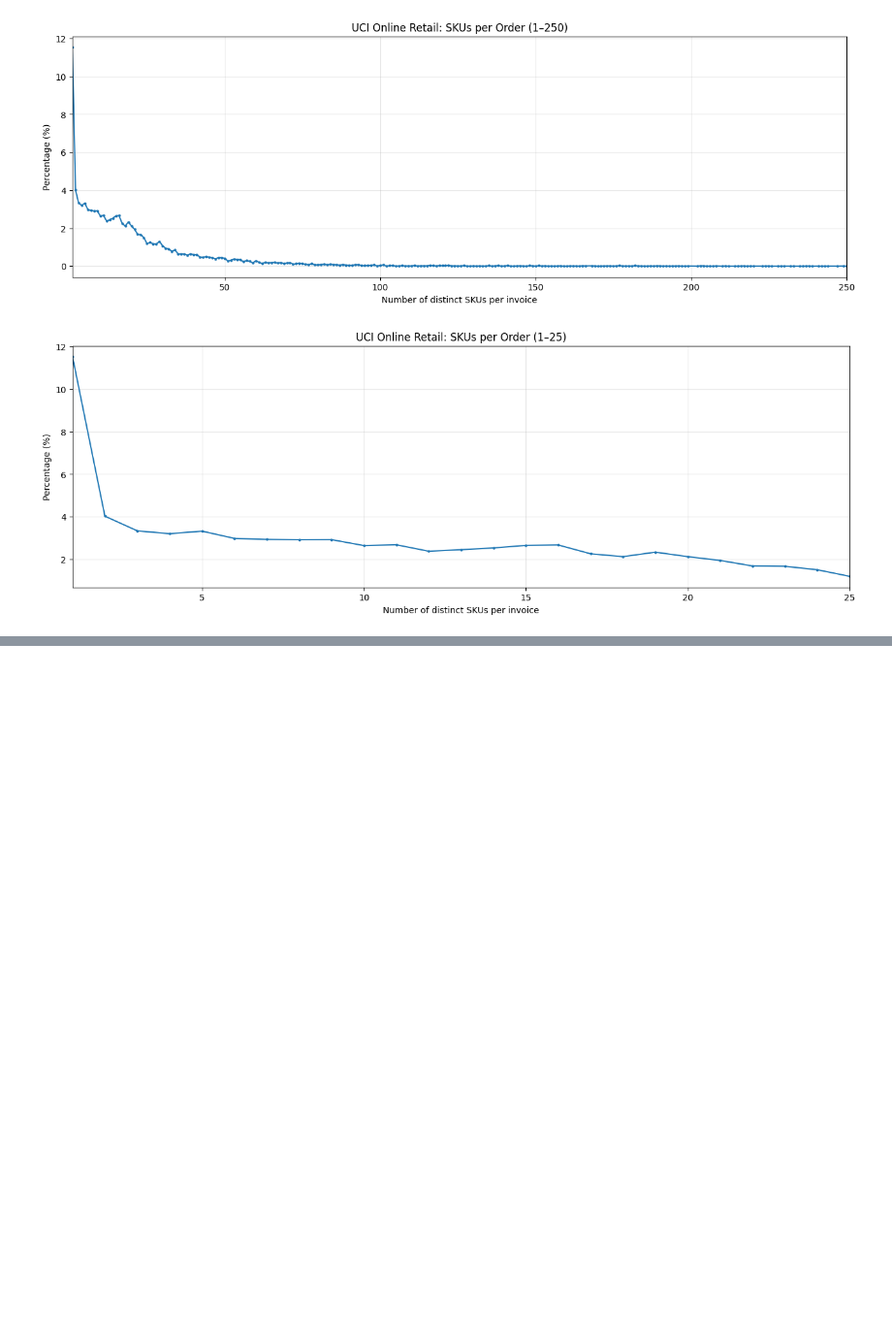
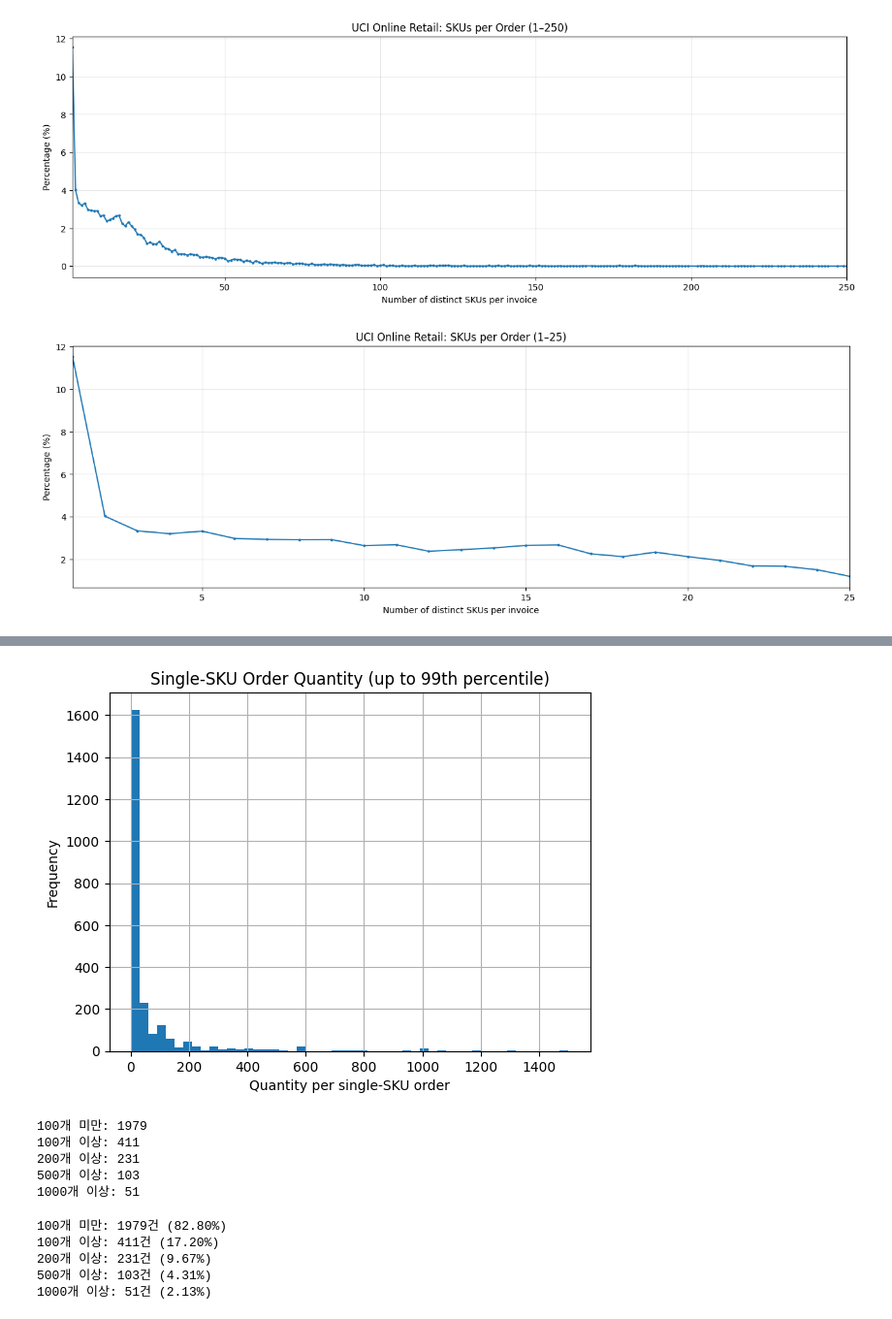
Before and after one commit to ALICEjyKIM/5PL, a Jupyter notebook: notebooks/01_distribution_design_uci.ipynb, the cells around one changed output, grey strips where cells are left out. Shown at 97% size. Saved outputs shown, nothing was run; the diff lists cells and outputs as text; code cells hidden in the pictures; blank space fills up the shorter version.

```diff
--- a/notebooks/01_distribution_design_uci.ipynb
+++ b/notebooks/01_distribution_design_uci.ipynb
@@ -195,0 +261,46 @@ plt.show()
+# %%
+q99 = single_order_summary["total_quantity"].quantile(0.99)
+
+single_order_summary[
+    single_order_summary["total_quantity"] <= q99
+]["total_quantity"].hist(bins=50)
+
+plt.xlabel("Quantity per single-SKU order")
+plt.ylabel("Frequency")
+plt.title("Single-SKU Order Quantity (up to 99th percentile)")
+plt.show()
+# %% [output]
+[figure, added]
+# %%
+qty = single_order_summary["total_quantity"]
+
+print("100개 미만:", (qty < 100).sum())
+print("100개 이상:", (qty >= 100).sum())
+print("200개 이상:", (qty >= 200).sum())
+print("500개 이상:", (qty >= 500).sum())
+print("1000개 이상:", (qty >= 1000).sum())
+# %% [output]
+100개 미만: 1979
+100개 이상: 411
+200개 이상: 231
+500개 이상: 103
+1000개 이상: 51
+# %%
+thresholds = [
+    ("100개 미만", qty < 100),
+    ("100개 이상", qty >= 100),
+    ("200개 이상", qty >= 200),
+    ("500개 이상", qty >= 500),
+    ("1000개 이상", qty >= 1000)
+]
+
+for label, condition in thresholds:
+    count = condition.sum()
+    ratio = count / len(qty) * 100
+    print(f"{label}: {count}건 ({ratio:.2f}%)")
+# %% [output]
+100개 미만: 1979건 (82.80%)
+100개 이상: 411건 (17.20%)
+200개 이상: 231건 (9.67%)
+500개 이상: 103건 (4.31%)
+1000개 이상: 51건 (2.13%)
```
Also changed, not shown: parts of 20 cells of this notebook.
